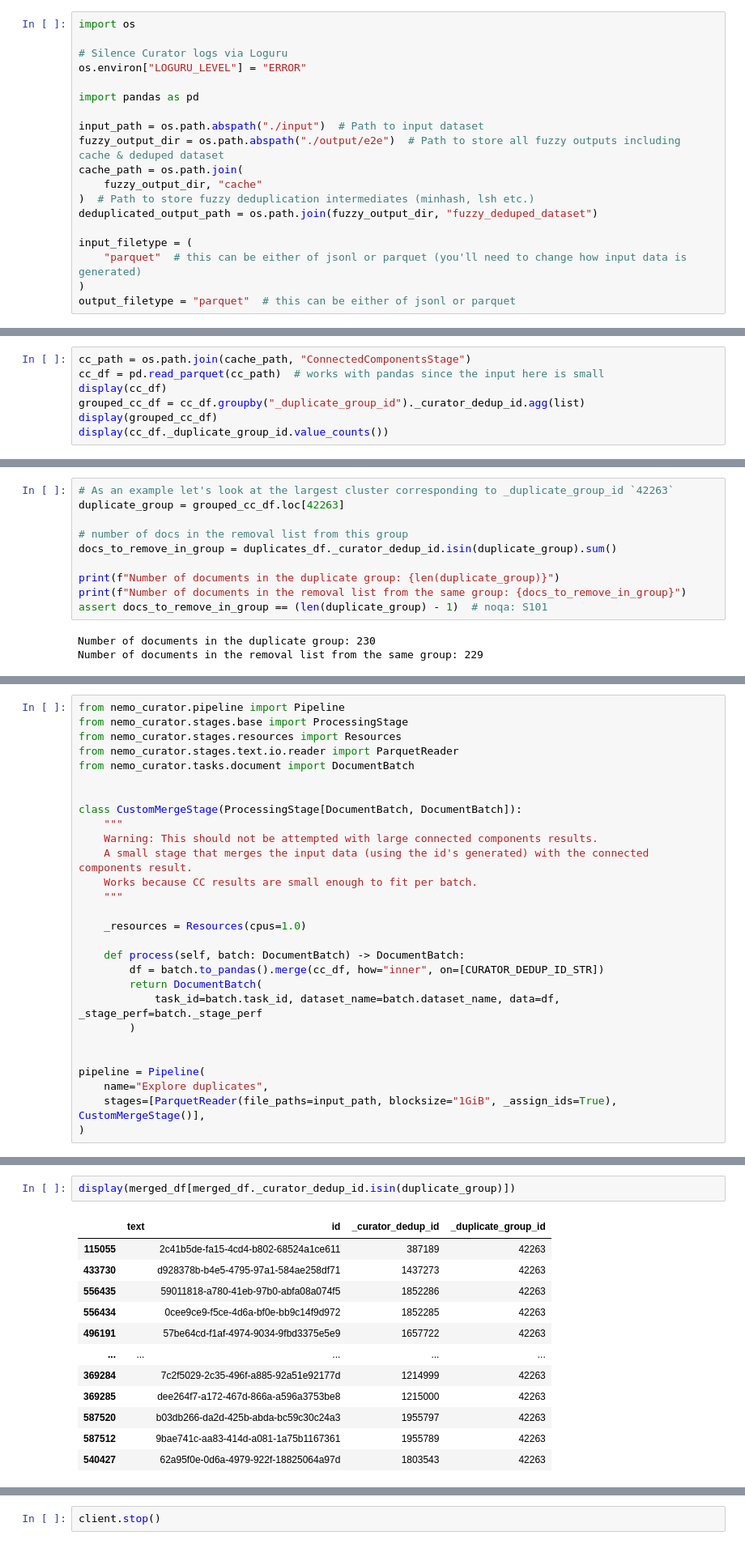
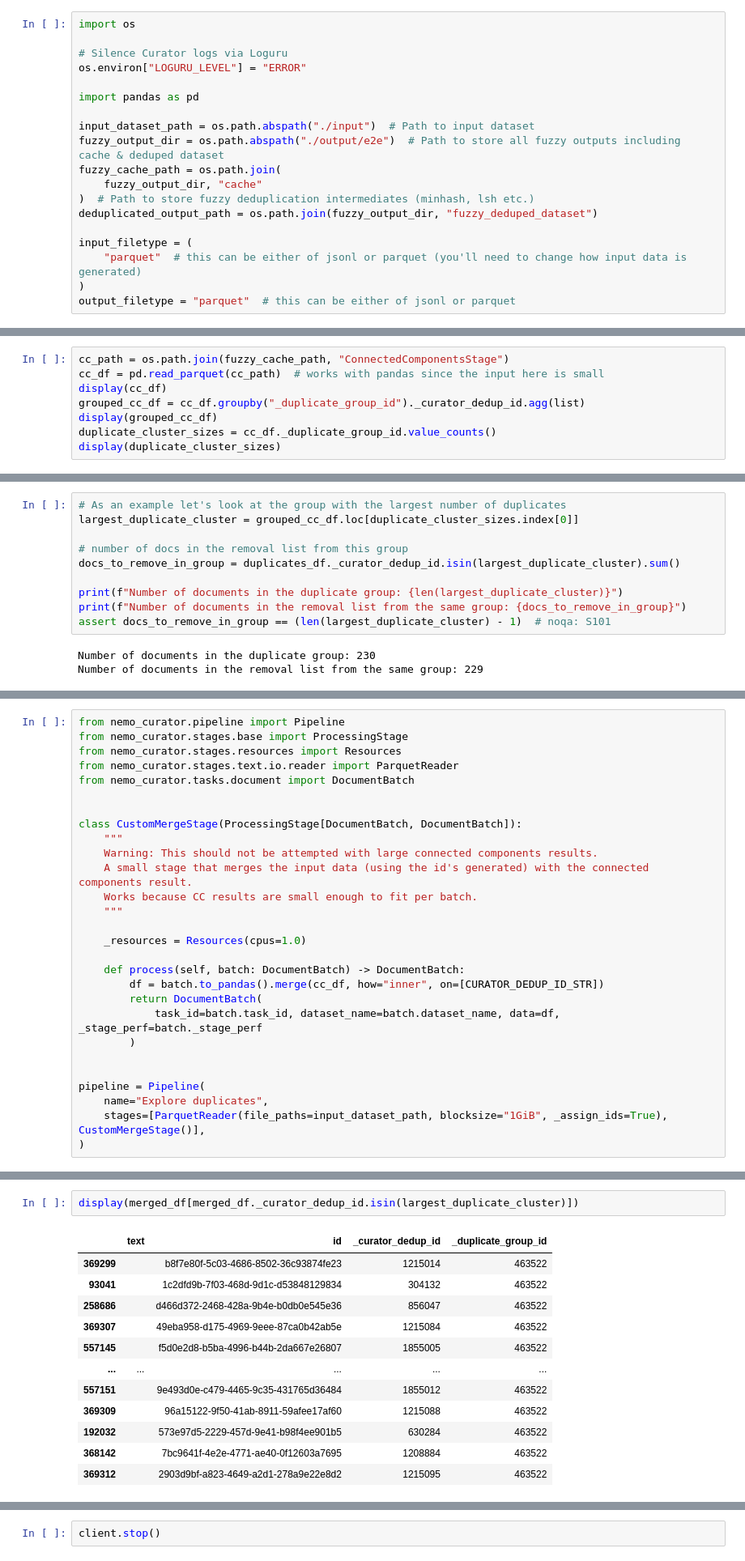
Before and after one commit to ayushdg/NeMo-Curator, a Jupyter notebook: tutorials/text/deduplication/fuzzy/fuzzy_e2e.ipynb, the cells around one changed output, grey strips where cells are left out. Shown: that part at 81% size. Drawn from its saved outputs; the diff is of its cells as text.

```diff
--- a/tutorials/text/deduplication/fuzzy/fuzzy_e2e.ipynb
+++ b/tutorials/text/deduplication/fuzzy/fuzzy_e2e.ipynb
@@ -22,9 +22,9 @@ os.environ["LOGURU_LEVEL"] = "ERROR"
 
 import pandas as pd
 
-input_path = os.path.abspath("./input")  # Path to input dataset
+input_dataset_path = os.path.abspath("./input")  # Path to input dataset
 fuzzy_output_dir = os.path.abspath("./output/e2e")  # Path to store all fuzzy outputs including cache & deduped dataset
-cache_path = os.path.join(
+fuzzy_cache_path = os.path.join(
     fuzzy_output_dir, "cache"
 )  # Path to store fuzzy deduplication intermediates (minhash, lsh etc.)
 deduplicated_output_path = os.path.join(fuzzy_output_dir, "fuzzy_deduped_dataset")
@@ -214,11 +213,12 @@ display(pd.read_parquet(os.path.join(b2e_path, os.listdir(b2e_path)[0])).head())
 1. `_curator_dedup_id` - The document IDs
 2. `_duplicate_group_id` - The group ID that document belongs to. Documents with the same duplicate group ID are duplicates
 # %%
-cc_path = os.path.join(cache_path, "ConnectedComponentsStage")
+cc_path = os.path.join(fuzzy_cache_path, "ConnectedComponentsStage")
 cc_df = pd.read_parquet(cc_path)  # works with pandas since the input here is small
 display(cc_df)
 grouped_cc_df = cc_df.groupby("_duplicate_group_id")._curator_dedup_id.agg(list)
 display(grouped_cc_df)
-display(cc_df._duplicate_group_id.value_counts())
+duplicate_cluster_sizes = cc_df._duplicate_group_id.value_counts()
+display(duplicate_cluster_sizes)
 # %% [output]
 |  | _curator_dedup_id | _duplicate_group_id |
@@ -282,15 +282,15 @@ Number of duplicate documents found for removal: 320471
 # %% [markdown]
 #### Checking that the duplicate ids list contains only one document per group
 # %%
-# As an example let's look at the largest cluster corresponding to _duplicate_group_id `42263`
-duplicate_group = grouped_cc_df.loc[42263]
+# As an example let's look at the group with the largest number of duplicates
+largest_duplicate_cluster = grouped_cc_df.loc[duplicate_cluster_sizes.index[0]]
 
 # number of docs in the removal list from this group
-docs_to_remove_in_group = duplicates_df._curator_dedup_id.isin(duplicate_group).sum()
+docs_to_remove_in_group = duplicates_df._curator_dedup_id.isin(largest_duplicate_cluster).sum()
 
-print(f"Number of documents in the duplicate group: {len(duplicate_group)}")
+print(f"Number of documents in the duplicate group: {len(largest_duplicate_cluster)}")
 print(f"Number of documents in the removal list from the same group: {docs_to_remove_in_group}")
-assert docs_to_remove_in_group == (len(duplicate_group) - 1)  # noqa: S101
+assert docs_to_remove_in_group == (len(largest_duplicate_cluster) - 1)  # noqa: S101
 # %% [output]
 Number of documents in the duplicate group: 230
 Number of documents in the removal list from the same group: 229
@@ -327,7 +327,7 @@ class CustomMergeStage(ProcessingStage[DocumentBatch, DocumentBatch]):
 
 pipeline = Pipeline(
     name="Explore duplicates",
-    stages=[ParquetReader(file_paths=input_path, blocksize="1GiB", _assign_ids=True), CustomMergeStage()],
+    stages=[ParquetReader(file_paths=input_dataset_path, blocksize="1GiB", _assign_ids=True), CustomMergeStage()],
 )
 # %%
 from nemo_curator.core.client import RayClient
@@ -356,17 +356,17 @@ kill_id_generator_actor()
 # %%
-display(merged_df[merged_df._curator_dedup_id.isin(duplicate_group)])
+display(merged_df[merged_df._curator_dedup_id.isin(largest_duplicate_cluster)])
 # %% [output]
 |  | text | id | _curator_dedup_id | _duplicate_group_id |
-| 115055 |  | 2c41b5de-fa15-4cd4-b802-68524a1ce611 | 387189 | 42263 |
-| 433730 |  | d928378b-b4e5-4795-97a1-584ae258df71 | 1437273 | 42263 |
-| 556435 |  | 59011818-a780-41eb-97b0-abfa08a074f5 | 1852286 | 42263 |
-| 556434 |  | 0cee9ce9-f5ce-4d6a-bf0e-bb9c14f9d972 | 1852285 | 42263 |
-| 496191 |  | 57be64cd-f1af-4974-9034-9fbd3375e5e9 | 1657722 | 42263 |
+| 369299 |  | b8f7e80f-5c03-4686-8502-36c93874fe23 | 1215014 | 463522 |
+| 93041 |  | 1c2dfd9b-7f03-468d-9d1c-d53848129834 | 304132 | 463522 |
+| 258686 |  | d466d372-2468-428a-9b4e-b0db0e545e36 | 856047 | 463522 |
+| 369307 |  | 49eba958-d175-4969-9eee-87ca0b42ab5e | 1215084 | 463522 |
+| 557145 |  | f5d0e2d8-b5ba-4996-b44b-2da667e26807 | 1855005 | 463522 |
 | ... | ... | ... | ... | ... |
-| 369284 |  | 7c2f5029-2c35-496f-a885-92a51e92177d | 1214999 | 42263 |
-| 369285 |  | dee264f7-a172-467d-866a-a596a3753be8 | 1215000 | 42263 |
-| 587520 |  | b03db266-da2d-425b-abda-bc59c30c24a3 | 1955797 | 42263 |
-| 587512 |  | 9bae741c-aa83-414d-a081-1a75b1167361 | 1955789 | 42263 |
-| 540427 |  | 62a95f0e-0d6a-4979-922f-18825064a97d | 1803543 | 42263 |
+| 557151 |  | 9e493d0e-c479-4465-9c35-431765d36484 | 1855012 | 463522 |
+| 369309 |  | 96a15122-9f50-41ab-8911-59afee17af60 | 1215088 | 463522 |
+| 192032 |  | 573e97d5-2229-457d-9e41-b98f4ee901b5 | 630284 | 463522 |
+| 368142 |  | 7bc9641f-4e2e-4771-ae40-0f12603a7695 | 1208884 | 463522 |
+| 369312 |  | 2903d9bf-a823-4649-a2d1-278a9e22e8d2 | 1215095 | 463522 |
 230 rows × 4 columns
 # %% [markdown]
```
Also changed, not shown: parts of 11 cells of this notebook.
